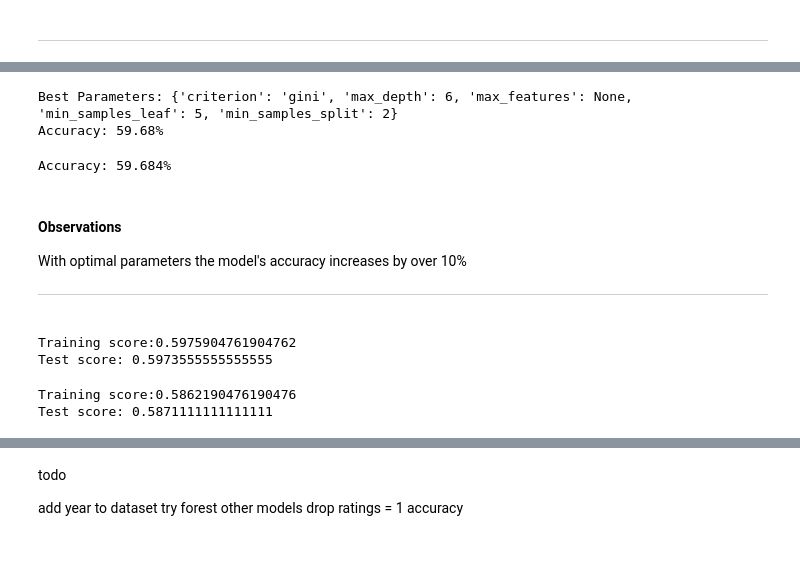
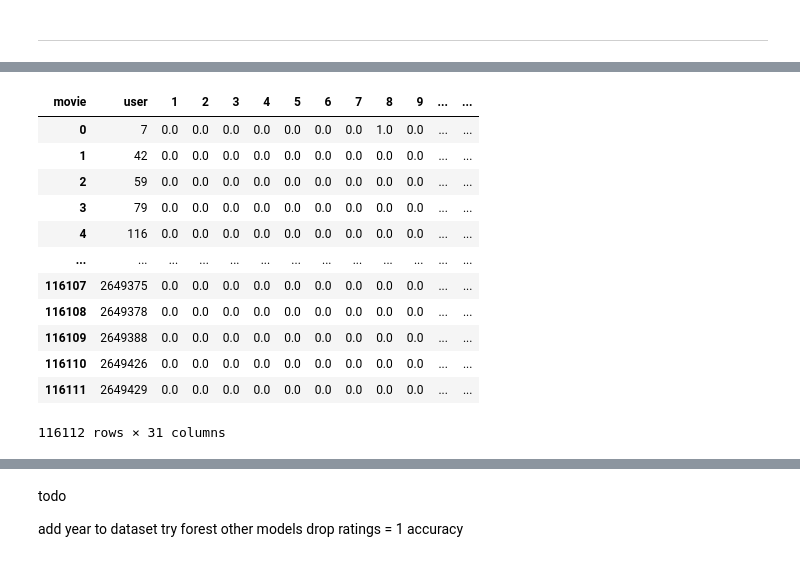
Before and after one commit to bizzfuzz/netflix-recommender, a Jupyter notebook: index.ipynb, the cells around one changed output, grey strips where cells are left out. Cells and saved outputs as stored; diff of their text form; code cells hidden in the pictures.

```diff
--- a/index.ipynb
+++ b/index.ipynb
@@ -314,50 +328,19 @@ Mean Cross Validation Score: 46.67%
-# %%
-param_grid = {
-    "criterion": ["gini", "entropy"],
-    "max_depth": [None, 2, 3, 4, 5, 6],
-    "min_samples_split": [2, 5, 10],
-    "min_samples_leaf": [1, 2, 3, 4, 5, 6],
-    'max_features': [None, 'sqrt', 'log2'],
-}
-clf_grid = DecisionTreeClassifier()
-grid = GridSearchCV(estimator=clf_grid, param_grid=param_grid, cv=3, n_jobs=-1)
-grid.fit(X_train, y_train)
-best_params = grid.best_params_
-print("Best Parameters:", best_params)
-
-
-# Get the best estimator
-best_estimator = grid.best_estimator_
-y_preds_grid = best_estimator.predict(X_test)
-print(f"Accuracy: {round(accuracy_score(y_test, y_preds_grid) * 100, 2)}%")
-# %% [output]
-Best Parameters: {'criterion': 'gini', 'max_depth': 6, 'max_features': None, 'min_samples_leaf': 5, 'min_samples_split': 2}
-Accuracy: 59.68%
-# %%
-tuned_tree = DecisionTreeClassifier(criterion="gini", max_depth=6, max_features=None, min_samples_leaf=5, min_samples_split=2)
-tuned_tree.fit(X_train, y_train)
-y_preds = tuned_tree.predict(X_test)
-print(f"Accuracy: {round(accuracy_score(y_test, y_preds) * 100, 3)}%")
-# %% [output]
-Accuracy: 59.684%
-# %% [markdown]
-#### Observations
-With optimal parameters the model's accuracy increases by over 10%<hr>
-# %%
-bagged_tree =  BaggingClassifier(tuned_tree, n_estimators=20)
-bagged_tree.fit(X_train, y_train)
-train_score = bagged_tree.score(X_train, y_train)
-test_score = bagged_tree.score(X_test, y_test)
-print(f"Training score:{train_score}\nTest score: {test_score}")
-# %% [output]
-Training score:0.5975904761904762
-Test score: 0.5973555555555555
-# %%
-forest = RandomForestClassifier(n_estimators=20, max_depth= 5)
-forest.fit(X_train, y_train)
-train_score = forest.score(X_train, y_train)
-test_score = forest.score(X_test, y_test)
-print(f"Training score:{train_score}\nTest score: {test_score}")
-# %% [output]
-Training score:0.5862190476190476
-Test score: 0.5871111111111111
+# %%
+pivot_df = ratings.pivot_table(index='user', columns='movie', values='category')
+pivot_df.fillna(0, inplace=True)
+pivot_df.reset_index(inplace=True)
+pivot_df
+# %% [output]
+| movie | user | 1 | 2 | 3 | 4 | 5 | 6 | 7 | 8 | 9 | ... | ... |
+| 0 | 7 | 0.0 | 0.0 | 0.0 | 0.0 | 0.0 | 0.0 | 0.0 | 1.0 | 0.0 | ... | ... |
+| 1 | 42 | 0.0 | 0.0 | 0.0 | 0.0 | 0.0 | 0.0 | 0.0 | 0.0 | 0.0 | ... | ... |
+| 2 | 59 | 0.0 | 0.0 | 0.0 | 0.0 | 0.0 | 0.0 | 0.0 | 0.0 | 0.0 | ... | ... |
+| 3 | 79 | 0.0 | 0.0 | 0.0 | 0.0 | 0.0 | 0.0 | 0.0 | 0.0 | 0.0 | ... | ... |
+| 4 | 116 | 0.0 | 0.0 | 0.0 | 0.0 | 0.0 | 0.0 | 0.0 | 0.0 | 0.0 | ... | ... |
+| ... | ... | ... | ... | ... | ... | ... | ... | ... | ... | ... | ... | ... |
+| 116107 | 2649375 | 0.0 | 0.0 | 0.0 | 0.0 | 0.0 | 0.0 | 0.0 | 0.0 | 0.0 | ... | ... |
+| 116108 | 2649378 | 0.0 | 0.0 | 0.0 | 0.0 | 0.0 | 0.0 | 0.0 | 0.0 | 0.0 | ... | ... |
+| 116109 | 2649388 | 0.0 | 0.0 | 0.0 | 0.0 | 0.0 | 0.0 | 0.0 | 0.0 | 0.0 | ... | ... |
+| 116110 | 2649426 | 0.0 | 0.0 | 0.0 | 0.0 | 0.0 | 0.0 | 0.0 | 0.0 | 0.0 | ... | ... |
+| 116111 | 2649429 | 0.0 | 0.0 | 0.0 | 0.0 | 0.0 | 0.0 | 0.0 | 0.0 | 0.0 | ... | ... |
+116112 rows × 31 columns
```
Also changed, not shown: parts of 34 cells of this notebook.
